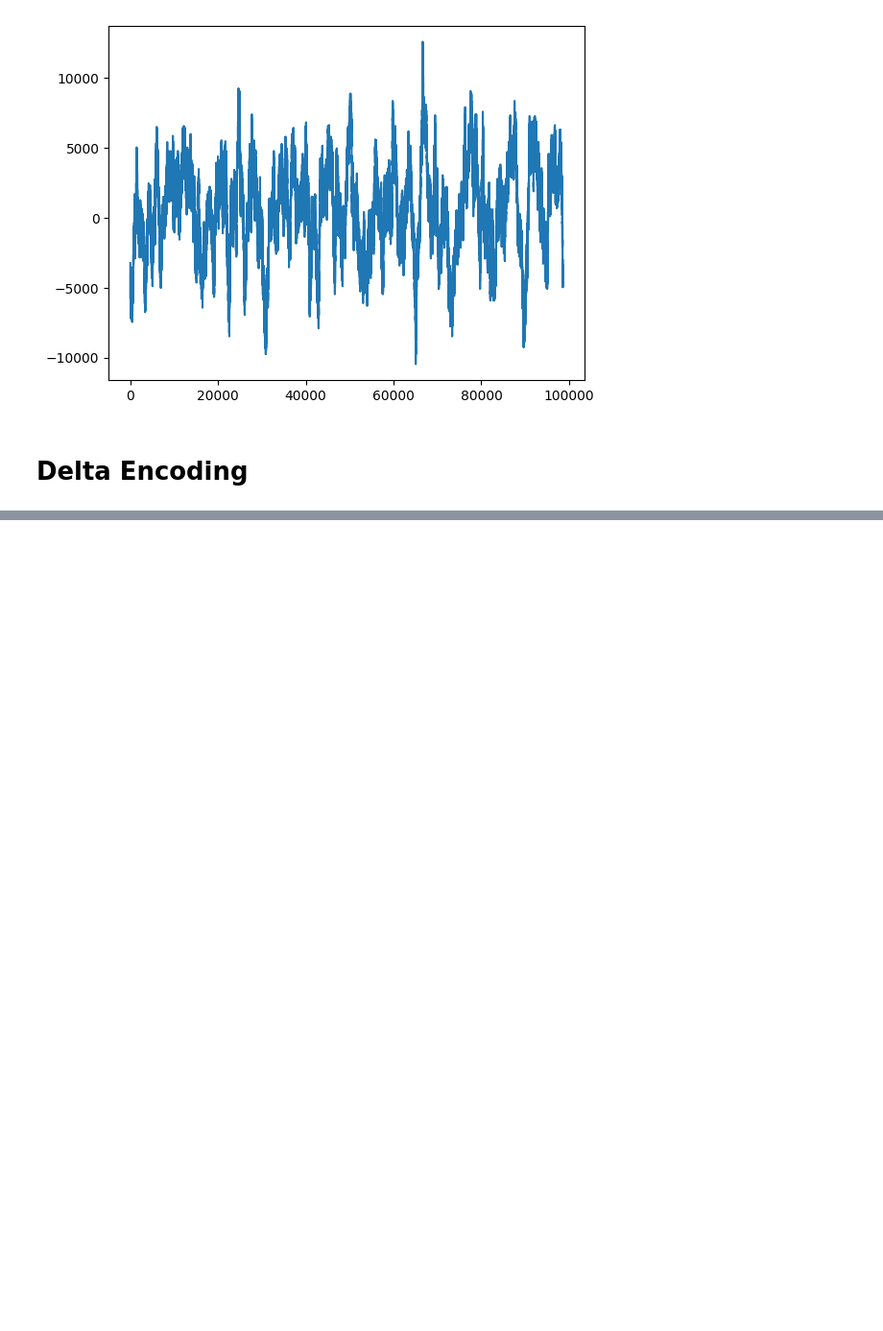
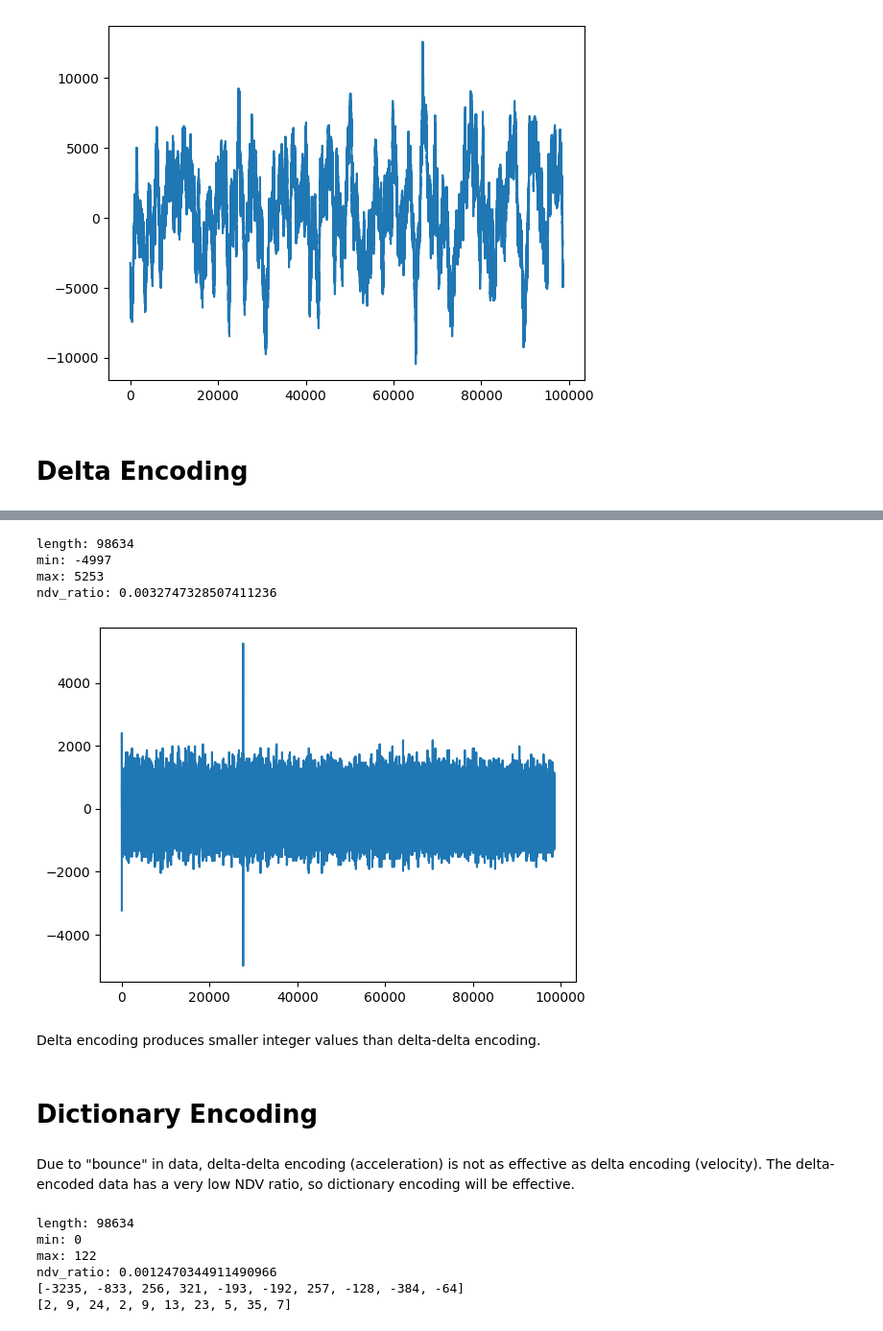
Before and after one commit to mr-brobot/compression, a Jupyter notebook: nbs/analysis.ipynb, the cells around one changed output, grey strips where cells are left out. Shown: that part at 96% size. Cells and saved outputs as stored; diff of their text form; code cells hidden in the pictures; blank space fills up the shorter version.

Commit message:
feat(analysis): delta+dict encoding w/ snappy

```diff
--- a/nbs/analysis.ipynb
+++ b/nbs/analysis.ipynb
@@ -148,0 +131,28 @@ plt.plot(freq, sp.real, freq, sp.imag);
+# %%
+from typing import Collection
+
+def delta_encode(x: Collection[int]) -> Collection[int]:
+    result = [x[0]]
+    for i in range(1, len(x)):
+        result.append(x[i] - x[i - 1])
+    return result
+
+def delta_decode(x: Collection[int]) -> Collection[int]:
+    result = [x[0]]
+    for i in range(1, len(x)):
+        result.append(result[i - 1] + x[i])
+    return result
+
+# tests
+delta_test = [1, 3, 6, 10, 15]
+assert delta_encode(delta_test) == [1, 2, 3, 4, 5]
+assert delta_decode(delta_encode(delta_test)) == delta_test
+
+deltas = delta_encode(samples)
+
+assert samples == delta_decode(deltas)
+
+print(f"length: {len(deltas)}")
+print(f"min: {min(deltas)}")
+print(f"max: {max(deltas)}")
+print(f"ndv_ratio: {len(set(deltas)) / len(deltas)}")
@@ -148,0 +168,25 @@ plt.plot(freq, sp.real, freq, sp.imag);
+# %%
+ddeltas = delta_encode(deltas)
+
+assert samples == delta_decode(delta_decode(ddeltas))
+
+print(f"length: {len(ddeltas)}")
+print(f"min: {min(ddeltas)}")
+
+print(f"max: {max(ddeltas)}")
+print(f"ndv_ratio: {len(set(ddeltas)) / len(ddeltas)}")
+# %% [output]
+length: 98634
+min: -4997
+max: 5253
+ndv_ratio: 0.0032747328507411236
+# %%
+plt.plot(ddeltas);
+# %% [output]
+[figure, added]
+# %% [markdown]
+Delta encoding produces smaller integer values than delta-delta encoding.
+# %% [markdown]
+# Dictionary Encoding
+# %% [markdown]
+Due to "bounce" in data, delta-delta encoding (acceleration) is not as effective as delta encoding (velocity). The delta-encoded data has a very low NDV ratio, so dictionary encoding will be effective.
@@ -148,0 +221,17 @@ plt.plot(freq, sp.real, freq, sp.imag);
+# %%
+d, e = dict_encode(deltas)
+
+print(f"length: {len(e)}")
+print(f"min: {min(e)}")
+print(f"max: {max(e)}")
+print(f"ndv_ratio: {len(set(e)) / len(e)}")
+
+print(d[:10])
+print(e[100:110])
+# %% [output]
+length: 98634
+min: 0
+max: 122
+ndv_ratio: 0.0012470344911490966
+[-3235, -833, 256, 321, -193, -192, 257, -128, -384, -64]
+[2, 9, 24, 2, 9, 13, 23, 5, 35, 7]
```
Also changed, not shown: parts of 19 cells of this notebook, 1 other file.
